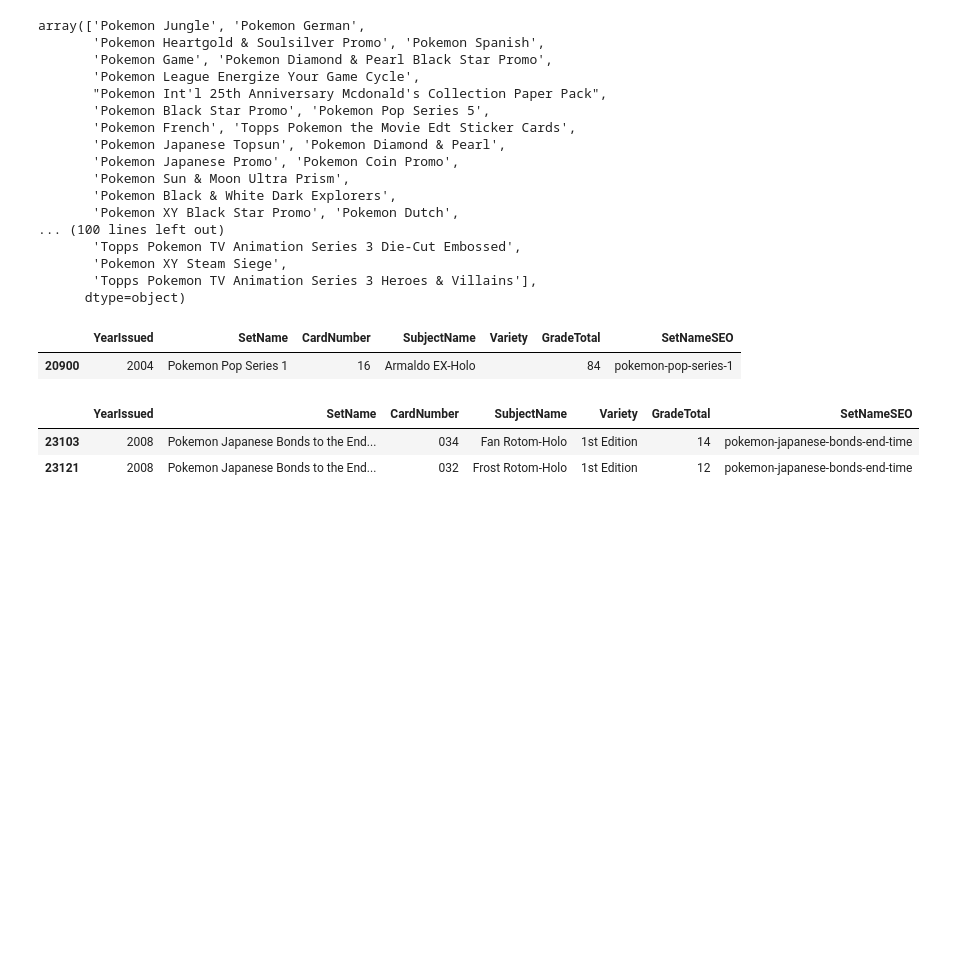
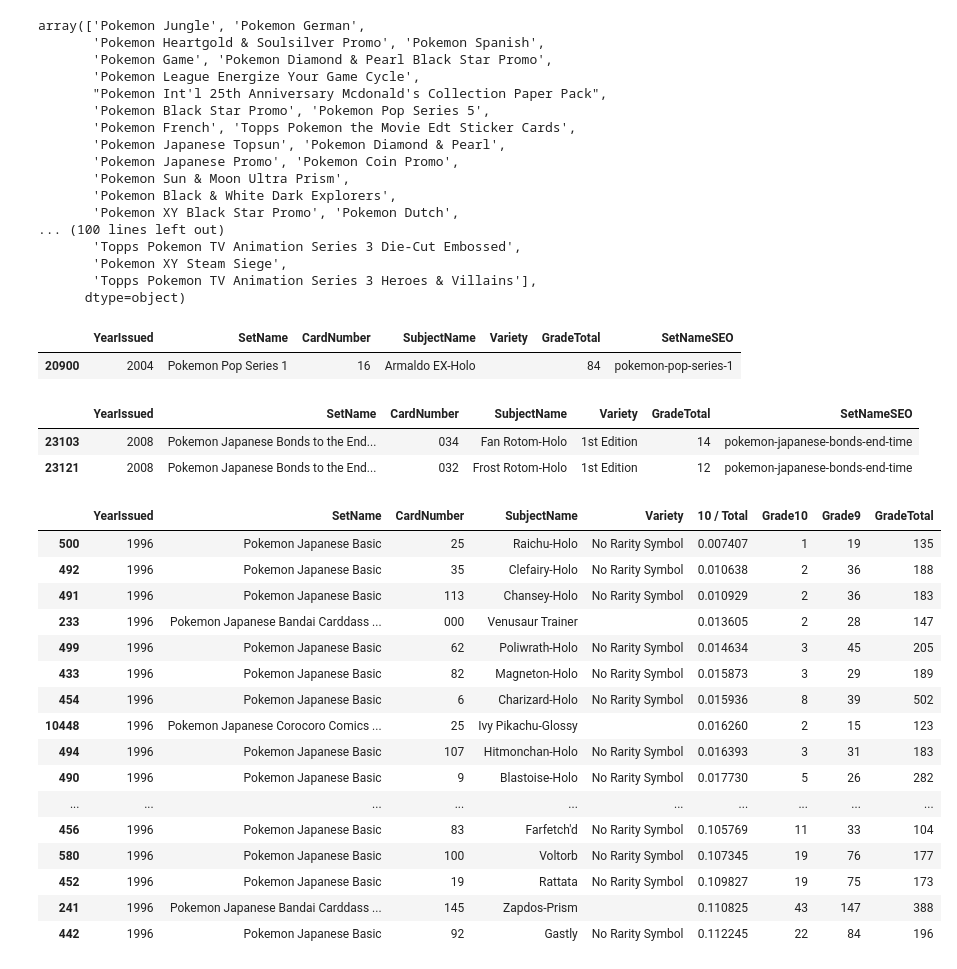
Before and after one commit to haydendaly/ds-poke, a Jupyter notebook: src/dataset/analysis.ipynb, the cells around one changed output. Cells and saved outputs as stored; diff of their text form; code cells hidden in the pictures; blank space fills up the shorter version.

```diff
--- a/src/dataset/analysis.ipynb
+++ b/src/dataset/analysis.ipynb
@@ -235,3 +241,29 @@ psa_pop_df_cp[psa_pop_df_cp["SetName"] == "Pokemon Japanese Bonds to the End of
 |  | YearIssued | SetName | CardNumber | SubjectName | Variety | GradeTotal | SetNameSEO |
 | 23103 | 2008 | Pokemon Japanese Bonds to the End... | 034 | Fan Rotom-Holo | 1st Edition | 14 | pokemon-japanese-bonds-end-time |
 | 23121 | 2008 | Pokemon Japanese Bonds to the End... | 032 | Frost Rotom-Holo | 1st Edition | 12 | pokemon-japanese-bonds-end-time |
+# %%
+psa_pop_df_cp = psa_pop_df.copy()
+psa_pop_df_cp = psa_pop_df_cp[psa_pop_df_cp["GradeTotal"] > 100]
+psa_pop_df_cp["10 / Total"] = psa_pop_df_cp["Grade10"] / psa_pop_df_cp["GradeTotal"]
+psa_pop_df_cp = psa_pop_df_cp[['YearIssued', 'SetName', 'CardNumber', 'SubjectName', 'Variety', "10 / Total", "Grade10", "Grade9", 'GradeTotal']]
+psa_pop_df_cp = psa_pop_df_cp.sort_values("10 / Total", ascending=True)
+psa_pop_df_cp = psa_pop_df_cp[psa_pop_df_cp["YearIssued"] == "1996"]
+psa_pop_df_cp.head(40)
+# %% [output]
+|  | YearIssued | SetName | CardNumber | SubjectName | Variety | 10 / Total | Grade10 | Grade9 | GradeTotal |
+| 500 | 1996 | Pokemon Japanese Basic | 25 | Raichu-Holo | No Rarity Symbol | 0.007407 | 1 | 19 | 135 |
+| 492 | 1996 | Pokemon Japanese Basic | 35 | Clefairy-Holo | No Rarity Symbol | 0.010638 | 2 | 36 | 188 |
+| 491 | 1996 | Pokemon Japanese Basic | 113 | Chansey-Holo | No Rarity Symbol | 0.010929 | 2 | 36 | 183 |
+| 233 | 1996 | Pokemon Japanese Bandai Carddass ... | 000 | Venusaur Trainer |  | 0.013605 | 2 | 28 | 147 |
+| 499 | 1996 | Pokemon Japanese Basic | 62 | Poliwrath-Holo | No Rarity Symbol | 0.014634 | 3 | 45 | 205 |
+| 433 | 1996 | Pokemon Japanese Basic | 82 | Magneton-Holo | No Rarity Symbol | 0.015873 | 3 | 29 | 189 |
+| 454 | 1996 | Pokemon Japanese Basic | 6 | Charizard-Holo | No Rarity Symbol | 0.015936 | 8 | 39 | 502 |
+| 10448 | 1996 | Pokemon Japanese Corocoro Comics ... | 25 | Ivy Pikachu-Glossy |  | 0.016260 | 2 | 15 | 123 |
+| 494 | 1996 | Pokemon Japanese Basic | 107 | Hitmonchan-Holo | No Rarity Symbol | 0.016393 | 3 | 31 | 183 |
+| 490 | 1996 | Pokemon Japanese Basic | 9 | Blastoise-Holo | No Rarity Symbol | 0.017730 | 5 | 26 | 282 |
+| ... | ... | ... | ... | ... | ... | ... | ... | ... | ... |
+| 456 | 1996 | Pokemon Japanese Basic | 83 | Farfetch'd | No Rarity Symbol | 0.105769 | 11 | 33 | 104 |
+| 580 | 1996 | Pokemon Japanese Basic | 100 | Voltorb | No Rarity Symbol | 0.107345 | 19 | 76 | 177 |
+| 452 | 1996 | Pokemon Japanese Basic | 19 | Rattata | No Rarity Symbol | 0.109827 | 19 | 75 | 173 |
+| 241 | 1996 | Pokemon Japanese Bandai Carddass ... | 145 | Zapdos-Prism |  | 0.110825 | 43 | 147 | 388 |
+| 442 | 1996 | Pokemon Japanese Basic | 92 | Gastly | No Rarity Symbol | 0.112245 | 22 | 84 | 196 |
```
Also changed, not shown: parts of 1 cell of this notebook.
